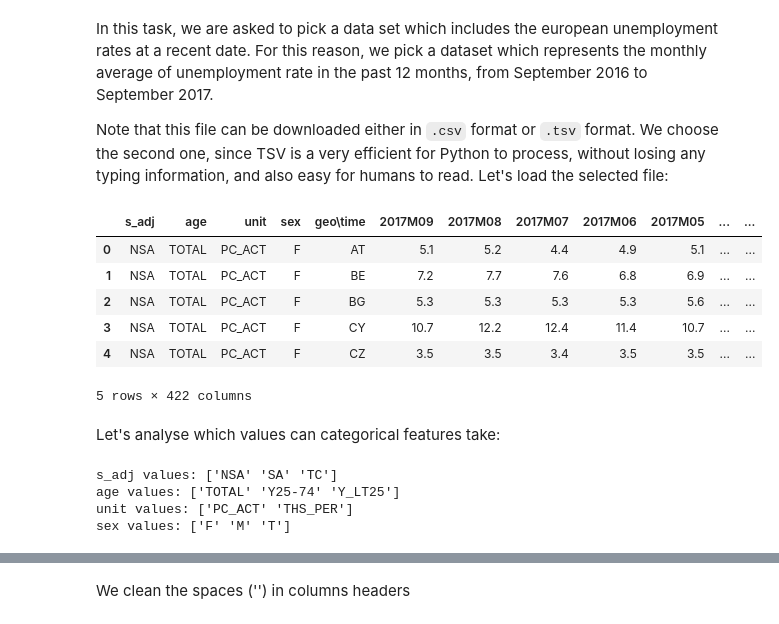
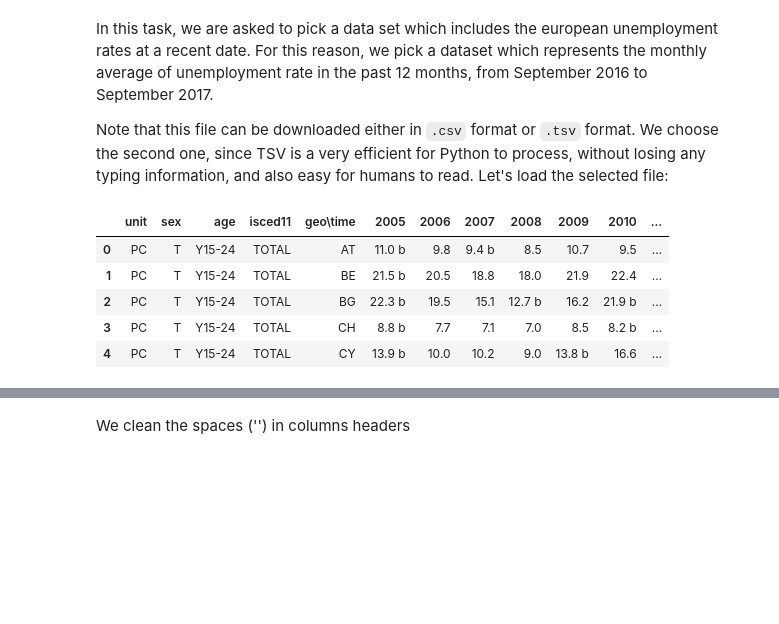
Before and after one commit to KhalilMrini/Revisiting-Arab-Spring, a Jupyter notebook: Homework3_Simao/Homework3_Simao.ipynb, the cells around one changed output, grey strips where cells are left out. Cells and saved outputs as stored; diff of their text form; code cells hidden in the pictures; blank space fills up the shorter version.

```diff
--- a/Homework3_Simao/Homework3_Simao.ipynb
+++ b/Homework3_Simao/Homework3_Simao.ipynb
@@ -47,27 +47,14 @@ For this reason, we pick a dataset which represents the monthly average of unemp
 
 Note that this file can be downloaded either in `.csv` format or `.tsv` format. We choose the second one, since TSV is a very efficient for Python to process, without losing any typing information, and also easy for humans to read. Let's load the selected file:
 # %%
-unemployment_file = r'une_rt_m.tsv'
+unemployment_file = r'tepsr_wc170.tsv'
 
 unemployment_df = pd.read_csv(unemployment_file, delimiter='\t|,', engine='python', encoding="utf-8-sig")
 unemployment_df.head()
 # %% [output]
-|  | s_adj | age | unit | sex | geo\time | 2017M09 | 2017M08 | 2017M07 | 2017M06 | 2017M05 | ... | ... |
-| 0 | NSA | TOTAL | PC_ACT | F | AT | 5.1 | 5.2 | 4.4 | 4.9 | 5.1 | ... | ... |
-| 1 | NSA | TOTAL | PC_ACT | F | BE | 7.2 | 7.7 | 7.6 | 6.8 | 6.9 | ... | ... |
-| 2 | NSA | TOTAL | PC_ACT | F | BG | 5.3 | 5.3 | 5.3 | 5.3 | 5.6 | ... | ... |
-| 3 | NSA | TOTAL | PC_ACT | F | CY | 10.7 | 12.2 | 12.4 | 11.4 | 10.7 | ... | ... |
-| 4 | NSA | TOTAL | PC_ACT | F | CZ | 3.5 | 3.5 | 3.4 | 3.5 | 3.5 | ... | ... |
+|  | unit | sex | age | isced11 | geo\time | 2005 | 2006 | 2007 | 2008 | 2009 | 2010 | ... |
+| 0 | PC | T | Y15-24 | TOTAL | AT | 11.0 b | 9.8 | 9.4 b | 8.5 | 10.7 | 9.5 | ... |
+| 1 | PC | T | Y15-24 | TOTAL | BE | 21.5 b | 20.5 | 18.8 | 18.0 | 21.9 | 22.4 | ... |
+| 2 | PC | T | Y15-24 | TOTAL | BG | 22.3 b | 19.5 | 15.1 | 12.7 b | 16.2 | 21.9 b | ... |
+| 3 | PC | T | Y15-24 | TOTAL | CH | 8.8 b | 7.7 | 7.1 | 7.0 | 8.5 | 8.2 b | ... |
+| 4 | PC | T | Y15-24 | TOTAL | CY | 13.9 b | 10.0 | 10.2 | 9.0 | 13.8 b | 16.6 | ... |
-5 rows × 422 columns
-# %% [markdown]
-Let's analyse which values can categorical features take:
-# %%
-print("s_adj values: {}".format(np.unique(unemployment_df['s_adj'])))
-print("age values: {}".format(np.unique(unemployment_df['age'])))
-print("unit values: {}".format(np.unique(unemployment_df['unit'])))
-print("sex values: {}".format(np.unique(unemployment_df['sex'])))
-# %% [output]
-s_adj values: ['NSA' 'SA' 'TC']
-age values: ['TOTAL' 'Y25-74' 'Y_LT25']
-unit values: ['PC_ACT' 'THS_PER']
-sex values: ['F' 'M' 'T']
```
Also changed, not shown: parts of 22 cells of this notebook, 1 other file.
